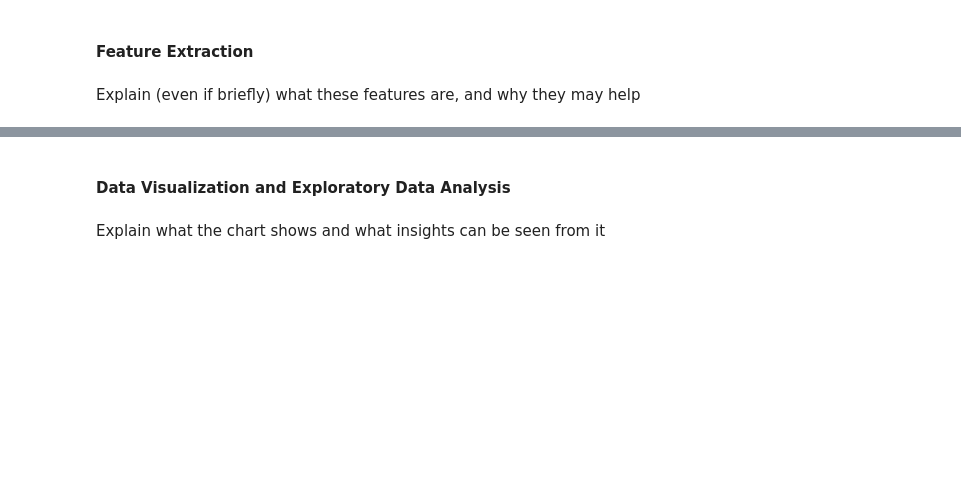
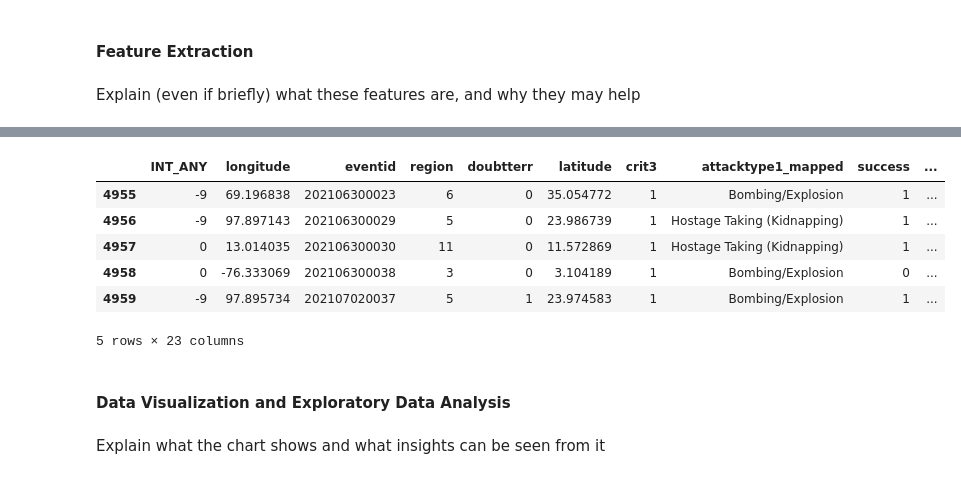
Before and after one commit to almiravelas/DATA100_MCO2, a Jupyter notebook: file.ipynb, the cells around one changed output, grey strips where cells are left out. Saved outputs shown, nothing was run; the diff lists cells and outputs as text; code cells hidden in the pictures; blank space fills up the shorter version.

```diff
--- a/file.ipynb
+++ b/file.ipynb
@@ -116,3 +359,13 @@ Explain (even if briefly) what these features are, and why they may help
+# %%
+df_final.tail()
+# %% [output]
+|  | INT_ANY | longitude | eventid | region | doubtterr | latitude | crit3 | attacktype1_mapped | success | ... |
+| 4955 | -9 | 69.196838 | 202106300023 | 6 | 0 | 35.054772 | 1 | Bombing/Explosion | 1 | ... |
+| 4956 | -9 | 97.897143 | 202106300029 | 5 | 0 | 23.986739 | 1 | Hostage Taking (Kidnapping) | 1 | ... |
+| 4957 | 0 | 13.014035 | 202106300030 | 11 | 0 | 11.572869 | 1 | Hostage Taking (Kidnapping) | 1 | ... |
+| 4958 | 0 | -76.333069 | 202106300038 | 3 | 0 | 3.104189 | 1 | Bombing/Explosion | 0 | ... |
+| 4959 | -9 | 97.895734 | 202107020037 | 5 | 1 | 23.974583 | 1 | Bombing/Explosion | 1 | ... |
+5 rows × 23 columns
 # %% [markdown]
 #### Data Visualization and Exploratory Data Analysis
 # %% [markdown]
```
Also changed, not shown: parts of 26 cells of this notebook.
